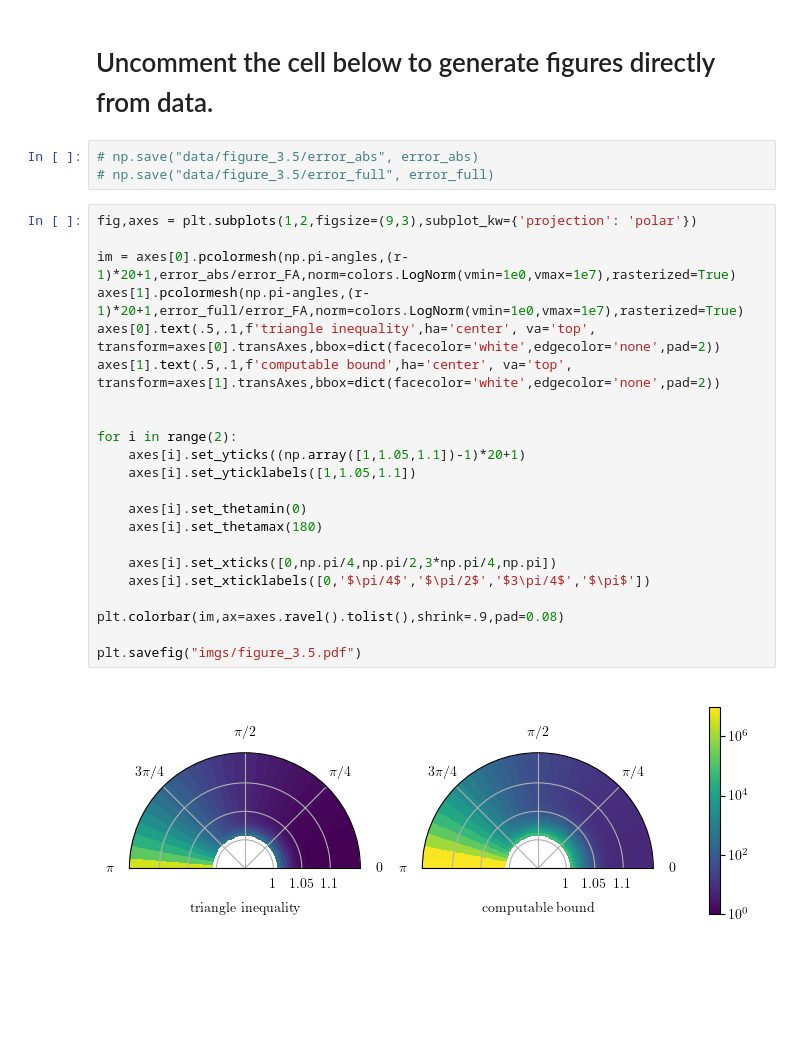
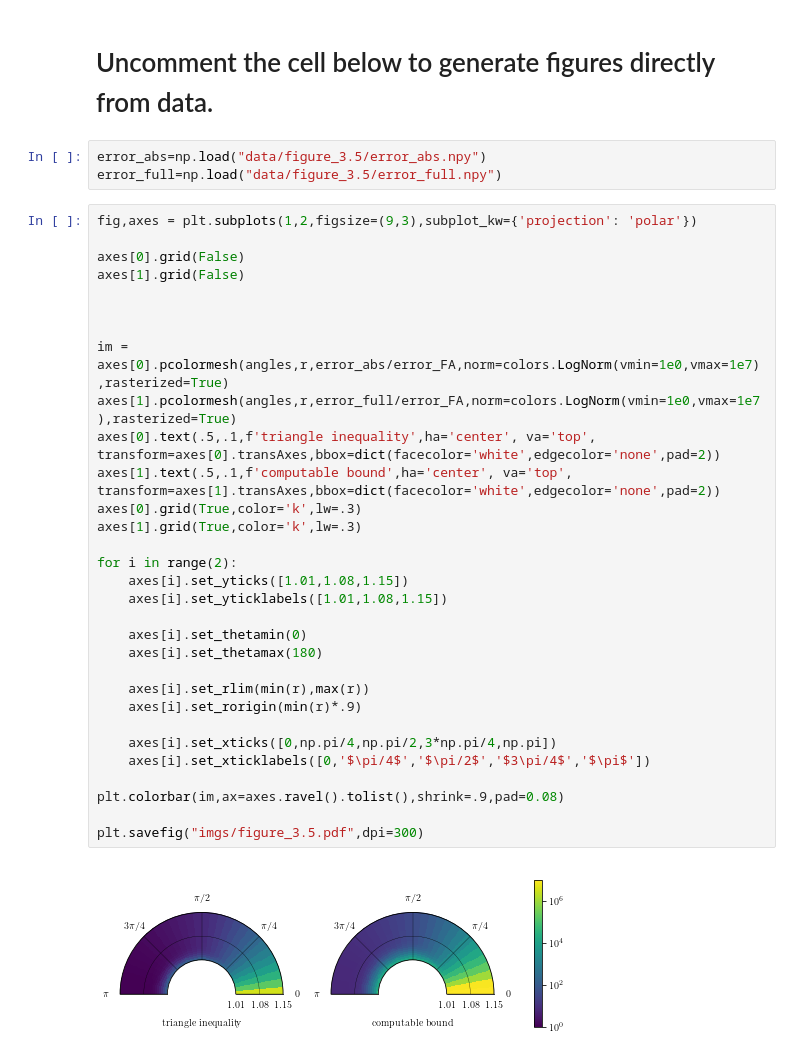
Before and after one commit to PeterXQC/block_lanczos_CIF, a Jupyter notebook: figure_3.5.ipynb, the cells around one changed output. Cells and saved outputs as stored; diff of their text form; blank space fills up the shorter version.

```diff
--- a/figure_3.5.ipynb
+++ b/figure_3.5.ipynb
@@ -91,29 +80,38 @@ np.save("data/figure_3.5/error_full", error_full)
 # %% [markdown]
 # Uncomment the cell below to generate figures directly from data.
 # %%
-# np.save("data/figure_3.5/error_abs", error_abs)
-# np.save("data/figure_3.5/error_full", error_full)
+error_abs=np.load("data/figure_3.5/error_abs.npy")
+error_full=np.load("data/figure_3.5/error_full.npy")
 # %%
 fig,axes = plt.subplots(1,2,figsize=(9,3),subplot_kw={'projection': 'polar'})
 
-im = axes[0].pcolormesh(np.pi-angles,(r-1)*20+1,error_abs/error_FA,norm=colors.LogNorm(vmin=1e0,vmax=1e7),rasterized=True)
-axes[1].pcolormesh(np.pi-angles,(r-1)*20+1,error_full/error_FA,norm=colors.LogNorm(vmin=1e0,vmax=1e7),rasterized=True)
+axes[0].grid(False)
+axes[1].grid(False)
+
+
+
+im = axes[0].pcolormesh(angles,r,error_abs/error_FA,norm=colors.LogNorm(vmin=1e0,vmax=1e7),rasterized=True)
+axes[1].pcolormesh(angles,r,error_full/error_FA,norm=colors.LogNorm(vmin=1e0,vmax=1e7),rasterized=True)
 axes[0].text(.5,.1,f'triangle inequality',ha='center', va='top', transform=axes[0].transAxes,bbox=dict(facecolor='white',edgecolor='none',pad=2))
 axes[1].text(.5,.1,f'computable bound',ha='center', va='top', transform=axes[1].transAxes,bbox=dict(facecolor='white',edgecolor='none',pad=2))
-
+axes[0].grid(True,color='k',lw=.3)
+axes[1].grid(True,color='k',lw=.3)
 
 for i in range(2):
-    axes[i].set_yticks((np.array([1,1.05,1.1])-1)*20+1)
-    axes[i].set_yticklabels([1,1.05,1.1])
+    axes[i].set_yticks([1.01,1.08,1.15])
+    axes[i].set_yticklabels([1.01,1.08,1.15])
 
     axes[i].set_thetamin(0)
     axes[i].set_thetamax(180)
+
+    axes[i].set_rlim(min(r),max(r))
+    axes[i].set_rorigin(min(r)*.9)
 
     axes[i].set_xticks([0,np.pi/4,np.pi/2,3*np.pi/4,np.pi])
     axes[i].set_xticklabels([0,'$\pi/4$','$\pi/2$','$3\pi/4$','$\pi$'])
 
 plt.colorbar(im,ax=axes.ravel().tolist(),shrink=.9,pad=0.08)
 
-plt.savefig("imgs/figure_3.5.pdf")
+plt.savefig("imgs/figure_3.5.pdf",dpi=300)
 # %% [output]
-[figure, old version]
+[figure, new version]
```
Also changed, not shown: parts of 1 cell of this notebook, 2 other files.
